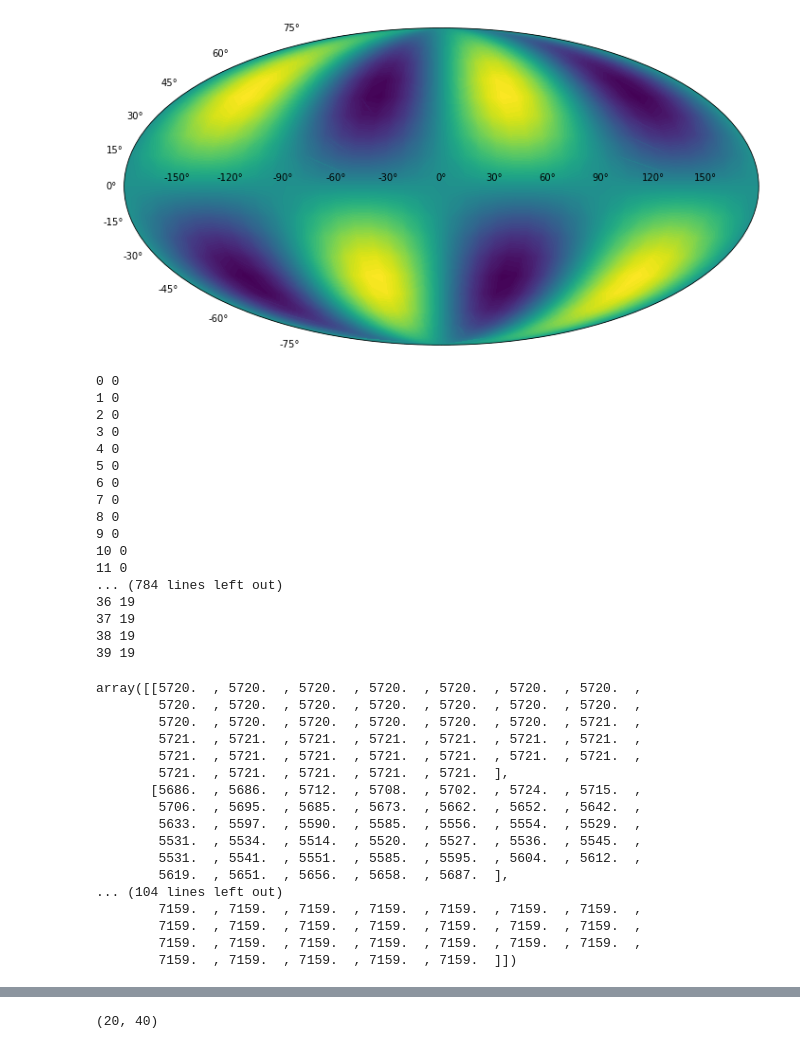
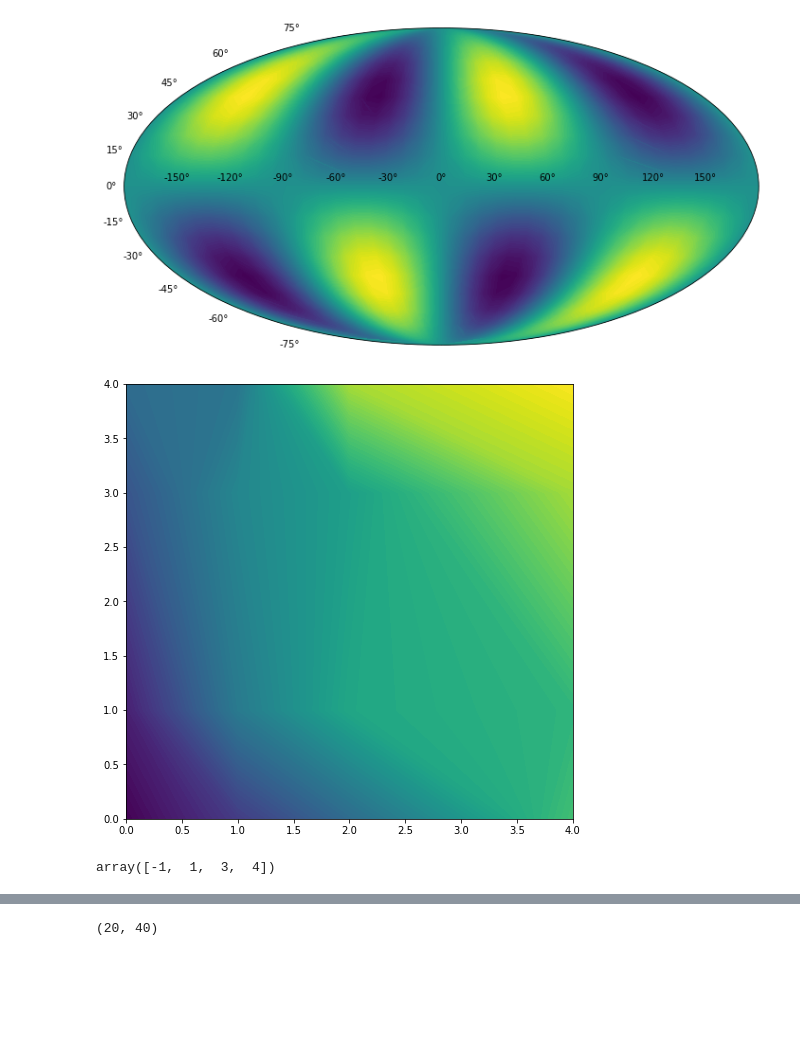
Before and after one commit to bbrzycki/scintillation_map, a Jupyter notebook: scintillation_map.ipynb, the cells around one changed output, grey strips where cells are left out. Saved outputs shown, nothing was run; the diff lists cells and outputs as text; code cells hidden in the pictures; blank space fills up the shorter version.

```diff
--- a/scintillation_map.ipynb
+++ b/scintillation_map.ipynb
@@ -41,6 +41,28 @@ ax.contourf(X,Y,Z,100)
 plt.show()
 # %% [output]
 [figure]
+# %%
+import numpy as np
+import pylab as plt
+
+ra = np.array([0,1,2,4])
+dec= np.array([0,1,3,4])
+X,Y = np.meshgrid(ra,dec)
+Z = X + Y/2 + np.sin(X*Y)
+
+plt.figure(figsize=(8,8))
+ax = plt.subplot(111)
+ax.contourf(X,Y,Z,100)
+# plt.grid(color='k')
+# ax.contour(X,Y,Z,10,colors='k')
+
+plt.show()
+# %% [output]
+[figure, added]
+# %%
+np.sort(np.array([1,3,-1,4]))
+# %% [output]
+array([-1,  1,  3,  4])
 # %%
 scint = np.empty((len(dec), len(ra)))
 for y in range(len(dec)):
@@ -49,41 +71,6 @@ for y in range(len(dec)):
         output = subprocess.run(['./run_NE2001.pl', str(ra[x]*180/np.pi), str(dec[y]*180/np.pi), str(dist), '-1', 'SCINTIME'], stdout=subprocess.PIPE).stdout.decode('utf-8')
         scint[y][x] = float(output.split()[2])
 scint
-# %% [output]
-0 0
-1 0
-2 0
-3 0
-4 0
-5 0
-6 0
-7 0
-8 0
-9 0
-10 0
-11 0
-... (784 lines left out)
-36 19
-37 19
-38 19
-39 19
-array([[5720.  , 5720.  , 5720.  , 5720.  , 5720.  , 5720.  , 5720.  ,
-        5720.  , 5720.  , 5720.  , 5720.  , 5720.  , 5720.  , 5720.  ,
-        5720.  , 5720.  , 5720.  , 5720.  , 5720.  , 5720.  , 5721.  ,
-        5721.  , 5721.  , 5721.  , 5721.  , 5721.  , 5721.  , 5721.  ,
-        5721.  , 5721.  , 5721.  , 5721.  , 5721.  , 5721.  , 5721.  ,
-        5721.  , 5721.  , 5721.  , 5721.  , 5721.  ],
-       [5686.  , 5686.  , 5712.  , 5708.  , 5702.  , 5724.  , 5715.  ,
-        5706.  , 5695.  , 5685.  , 5673.  , 5662.  , 5652.  , 5642.  ,
-        5633.  , 5597.  , 5590.  , 5585.  , 5556.  , 5554.  , 5529.  ,
-        5531.  , 5534.  , 5514.  , 5520.  , 5527.  , 5536.  , 5545.  ,
-        5531.  , 5541.  , 5551.  , 5585.  , 5595.  , 5604.  , 5612.  ,
-        5619.  , 5651.  , 5656.  , 5658.  , 5687.  ],
-... (104 lines left out)
-        7159.  , 7159.  , 7159.  , 7159.  , 7159.  , 7159.  , 7159.  ,
-        7159.  , 7159.  , 7159.  , 7159.  , 7159.  , 7159.  , 7159.  ,
-        7159.  , 7159.  , 7159.  , 7159.  , 7159.  , 7159.  , 7159.  ,
-        7159.  , 7159.  , 7159.  , 7159.  , 7159.  ]])
 # %%
 import numpy as np
 import pylab as plt
```
Also changed, not shown: parts of 9 cells of this notebook, 8 other files.
